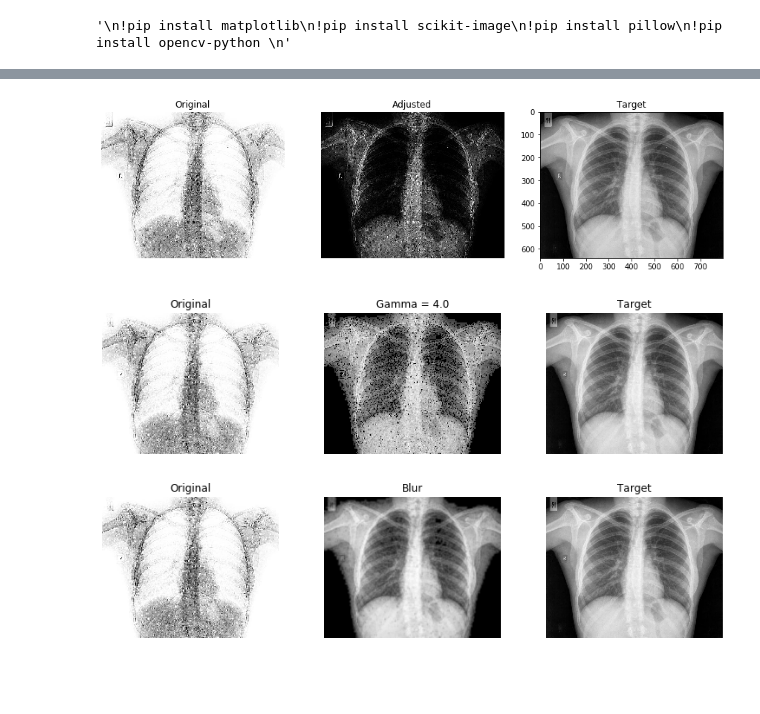
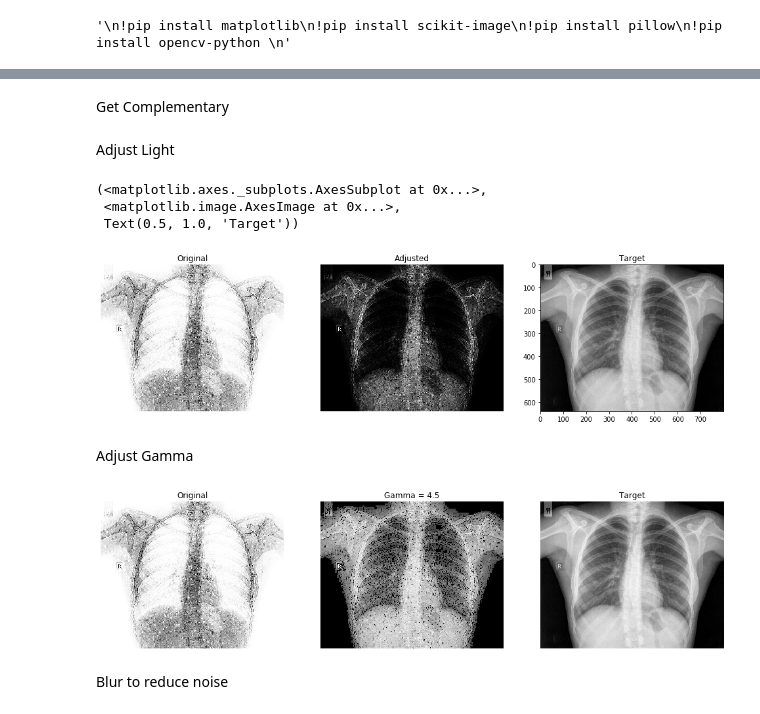
Before and after one commit to NikolasGialitsis/Xray_Manipulation, a Jupyter notebook: Xray_image_conversion.ipynb, the cells around one changed output, grey strips where cells are left out. Saved outputs shown, nothing was run; the diff lists cells and outputs as text; code cells hidden in the pictures; blank space fills up the shorter version.

```diff
--- a/Xray_image_conversion.ipynb
+++ b/Xray_image_conversion.ipynb
@@ -218,0 +269,2 @@ plt.show()
+# %% [markdown]
+Get Complementary
@@ -219,54 +274,44 @@ plt.show()
+# %% [markdown]
+Adjust Light
+# %%
+ribs_threshold = 200
+for row in range(nrows):
+  for col in range(ncols):
+    if (temp[row,col] >= 180 and temp[row,col] <= 240):
+        temp[row,col] -= 15
+
+fig, axes = plt.subplots(1, 2, figsize=(17,5))
+plt.subplot(131), plt.imshow(im2, cmap='gray',vmin=0, vmax=255), plt.title('Original'),
+plt.axis('off')
+plt.subplot(132), plt.imshow(temp, cmap='gray',vmin=0, vmax=255), plt.title('Adjusted'),
+plt.axis('off')
+plt.subplot(133), plt.imshow(im1, cmap='gray',vmin=0, vmax=255), plt.title('Target'),
+# %% [output]
+(<matplotlib.axes._subplots.AxesSubplot at 0x...>,
+ <matplotlib.image.AxesImage at 0x...>,
+ Text(0.5, 1.0, 'Target'))
+[figure, added]
+# %% [markdown]
+Adjust Gamma
 # %%
-import cv2
-import matplotlib.pyplot as plt
-import numpy as np
-
-im1 = cv2.imread('image_1.jpg',0) # loads in grayscale
-im2 = cv2.imread('image_2.jpg',0) # loads in grayscale
-
-temp = im2.copy()
-temp = 255-temp
-
-ribs_threshold = 200
-for row in range(nrows):
-  for col in range(ncols):
-    if (temp[row,col] >= 180 and temp[row,col] <= 240):
-        temp[row,col] -= 15
-
-fig, axes = plt.subplots(1, 2, figsize=(15,7))
-plt.subplot(131), plt.imshow(im2, cmap='gray',vmin=0, vmax=255), plt.title('Original'),
-plt.axis('off')
-plt.subplot(132), plt.imshow(temp, cmap='gray',vmin=0, vmax=255), plt.title('Complement'),
-plt.axis('off')
-plt.subplot(133), plt.imshow(im1, cmap='gray',vmin=0, vmax=255), plt.title('Target'),
-
-
 def adjust_gamma(image, gamma=1.0):
     # build a lookup table mapping the pixel values [0, 255] to
     # their adjusted gamma values
     invGamma = 1.0 / gamma
     table = np.array([((i / 255.0) ** invGamma) * 255
         for i in np.arange(0, 256)]).astype("uint8")
 
     # apply gamma correction using the lookup table
     return cv2.LUT(image, table)
 
-fig, axes = plt.subplots(1, 3, figsize=(13,3))
+fig, axes = plt.subplots(1, 3, figsize=(17,5))
 plt.subplot(131), plt.imshow(im2,cmap="gray"), plt.axis('off'), plt.title('Original')
-gamma = 4.0
+gamma = 4.5
 temp = adjust_gamma(temp, gamma=gamma)
-plt.subplot(132), plt.imshow(temp,cmap="gray"), plt.axis('off'), plt.title('Gamma = 4.0')
+plt.subplot(132), plt.imshow(temp,cmap="gray"), plt.axis('off'), plt.title('Gamma = 4.5')
 plt.subplot(133), plt.imshow(im1,cmap="gray"), plt.axis('off'), plt.title('Target')
 plt.show()
-
-
-fig, axes = plt.subplots(1, 3, figsize=(13,3))
-plt.subplot(131), plt.imshow(im2,cmap="gray"), plt.axis('off'), plt.title('Original')
-temp = cv2.blur(temp,(9,9))
-plt.subplot(132), plt.imshow(temp,cmap="gray"), plt.axis('off'), plt.title('Blur')
-plt.subplot(133), plt.imshow(im1,cmap="gray"), plt.axis('off'), plt.title('Target')
-plt.show()
 # %% [output]
-[figure, old version]
+[figure, new version]
-[figure, removed]
-[figure, removed]
+# %% [markdown]
+Blur to reduce noise
```
Also changed, not shown: parts of 27 cells of this notebook.
